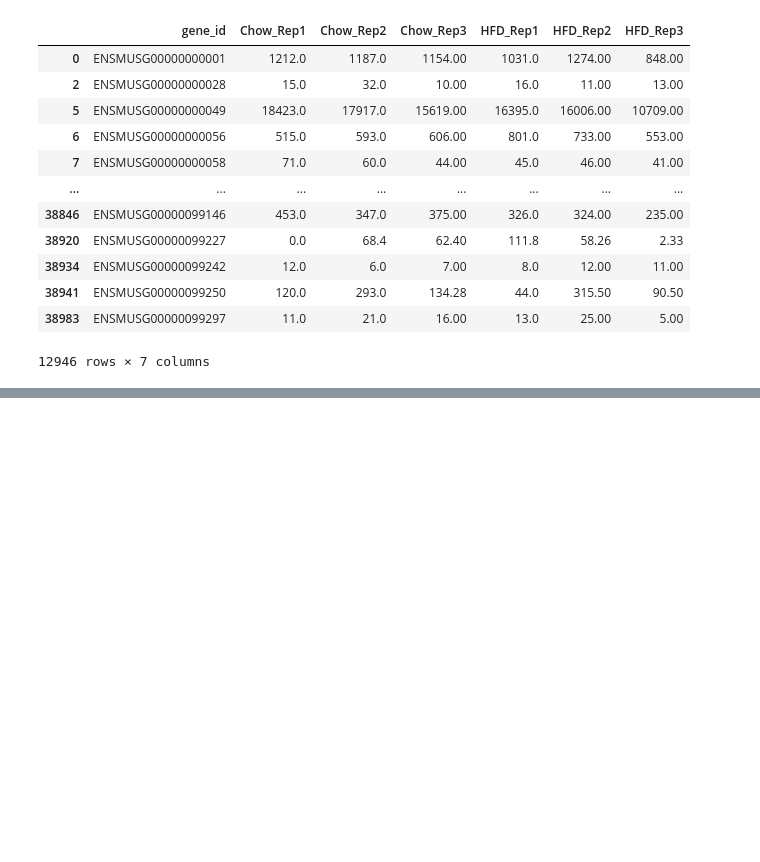
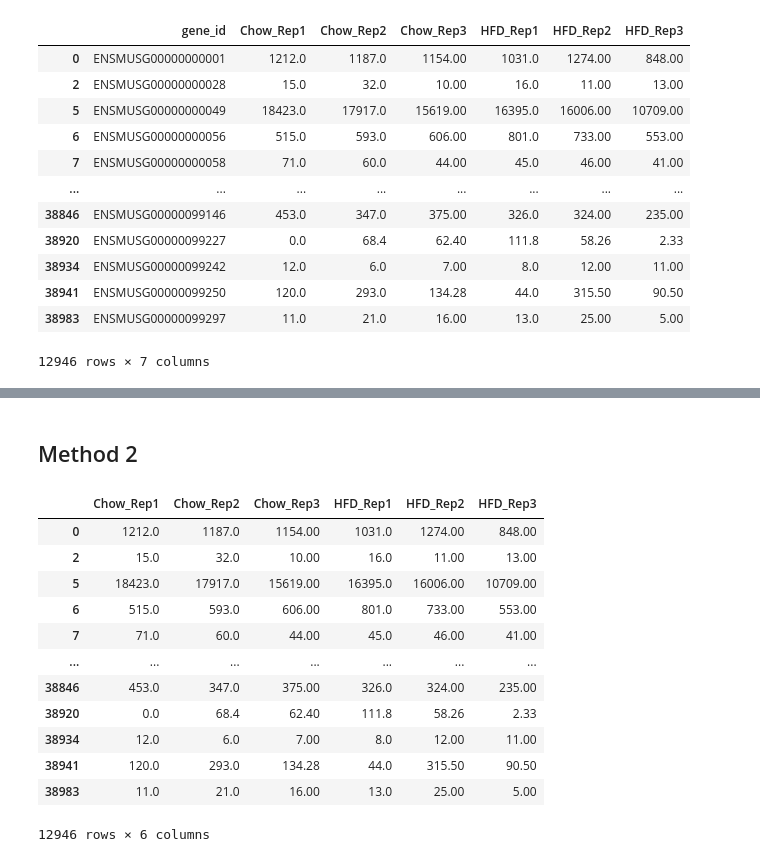
Before and after one commit to Kevinxsn/simple_deseq, a Jupyter notebook: simple_deseq/develop.ipynb, the cells around one changed output, grey strips where cells are left out. Drawn from its saved outputs; the diff is of its cells as text; code cells hidden in the pictures; blank space fills up the shorter version.

```diff
--- a/simple_deseq/develop.ipynb
+++ b/simple_deseq/develop.ipynb
@@ -31,0 +296,20 @@ simpel_deseq.simple_deseque(condition, txi)
+# %% [markdown]
+## Method 2
+# %%
+df = txi.counts
+df = df.drop(columns=['gene_id'])
+df
+# %% [output]
+|  | Chow_Rep1 | Chow_Rep2 | Chow_Rep3 | HFD_Rep1 | HFD_Rep2 | HFD_Rep3 |
+| 0 | 1212.0 | 1187.0 | 1154.00 | 1031.0 | 1274.00 | 848.00 |
+| 2 | 15.0 | 32.0 | 10.00 | 16.0 | 11.00 | 13.00 |
+| 5 | 18423.0 | 17917.0 | 15619.00 | 16395.0 | 16006.00 | 10709.00 |
+| 6 | 515.0 | 593.0 | 606.00 | 801.0 | 733.00 | 553.00 |
+| 7 | 71.0 | 60.0 | 44.00 | 45.0 | 46.00 | 41.00 |
+| ... | ... | ... | ... | ... | ... | ... |
+| 38846 | 453.0 | 347.0 | 375.00 | 326.0 | 324.00 | 235.00 |
+| 38920 | 0.0 | 68.4 | 62.40 | 111.8 | 58.26 | 2.33 |
+| 38934 | 12.0 | 6.0 | 7.00 | 8.0 | 12.00 | 11.00 |
+| 38941 | 120.0 | 293.0 | 134.28 | 44.0 | 315.50 | 90.50 |
+| 38983 | 11.0 | 21.0 | 16.00 | 13.0 | 25.00 | 5.00 |
+12946 rows × 6 columns
```
Also changed, not shown: parts of 29 cells of this notebook, 4 other files.
